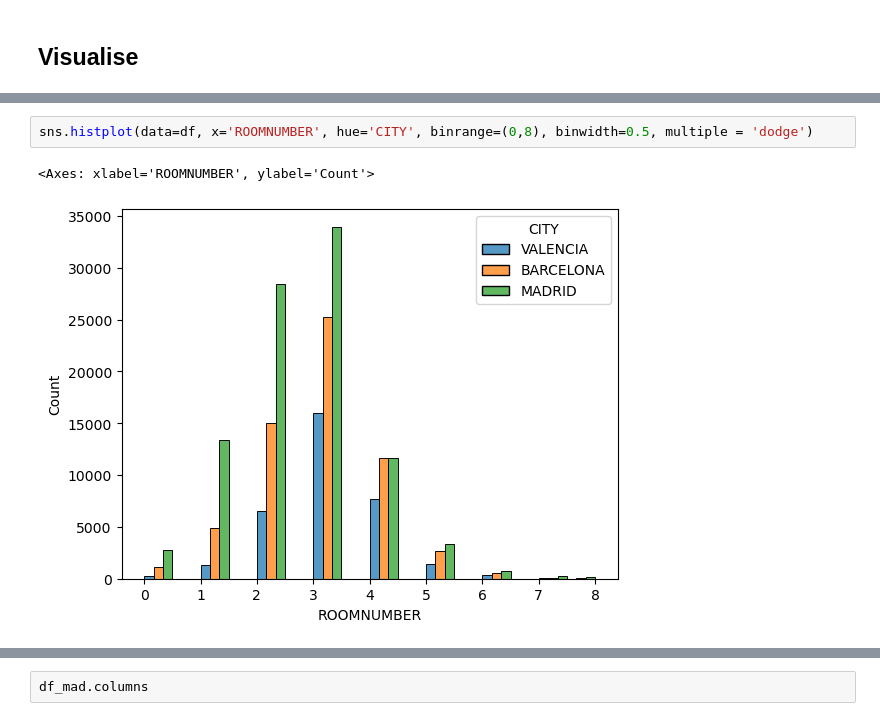
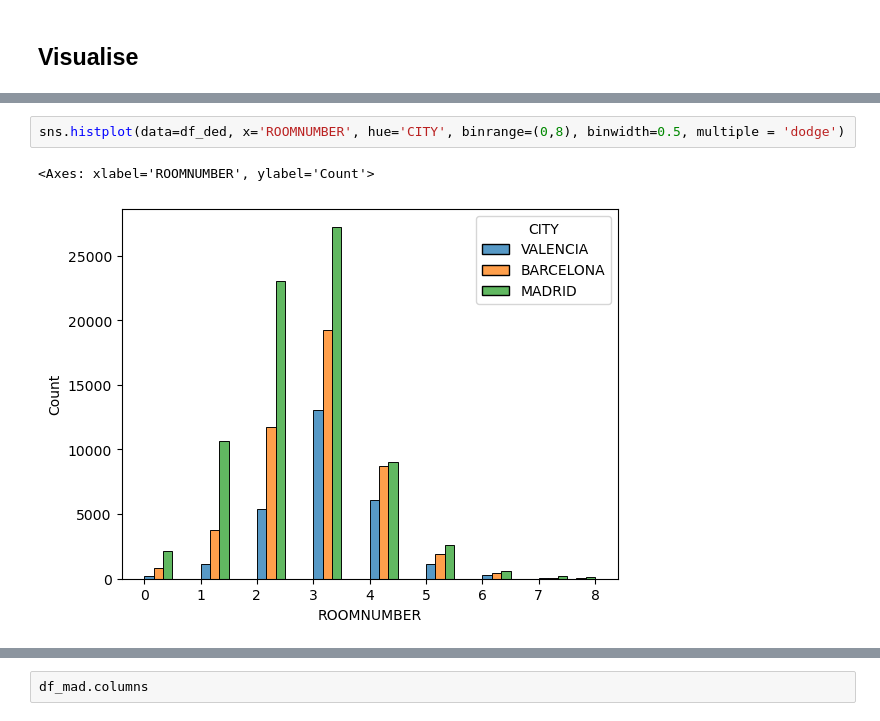
Before and after one commit to AlvaroCorrales/idealista18, a Jupyter notebook: experiments/explore.ipynb, the cells around one changed output, grey strips where cells are left out. Saved outputs shown, nothing was run; the diff lists cells and outputs as text.

```diff
--- a/experiments/explore.ipynb
+++ b/experiments/explore.ipynb
@@ -128,6 +128,6 @@ Text(0.5, 1.0, 'Madrid')
 # %%
-sns.histplot(data=df, x='ROOMNUMBER', hue='CITY', binrange=(0,8), binwidth=0.5, multiple = 'dodge')
+sns.histplot(data=df_ded, x='ROOMNUMBER', hue='CITY', binrange=(0,8), binwidth=0.5, multiple = 'dodge')
 # %% [output]
 <Axes: xlabel='ROOMNUMBER', ylabel='Count'>
-[figure, old version]
+[figure, new version]
 # %%
```
Also changed, not shown: parts of 6 cells of this notebook.
